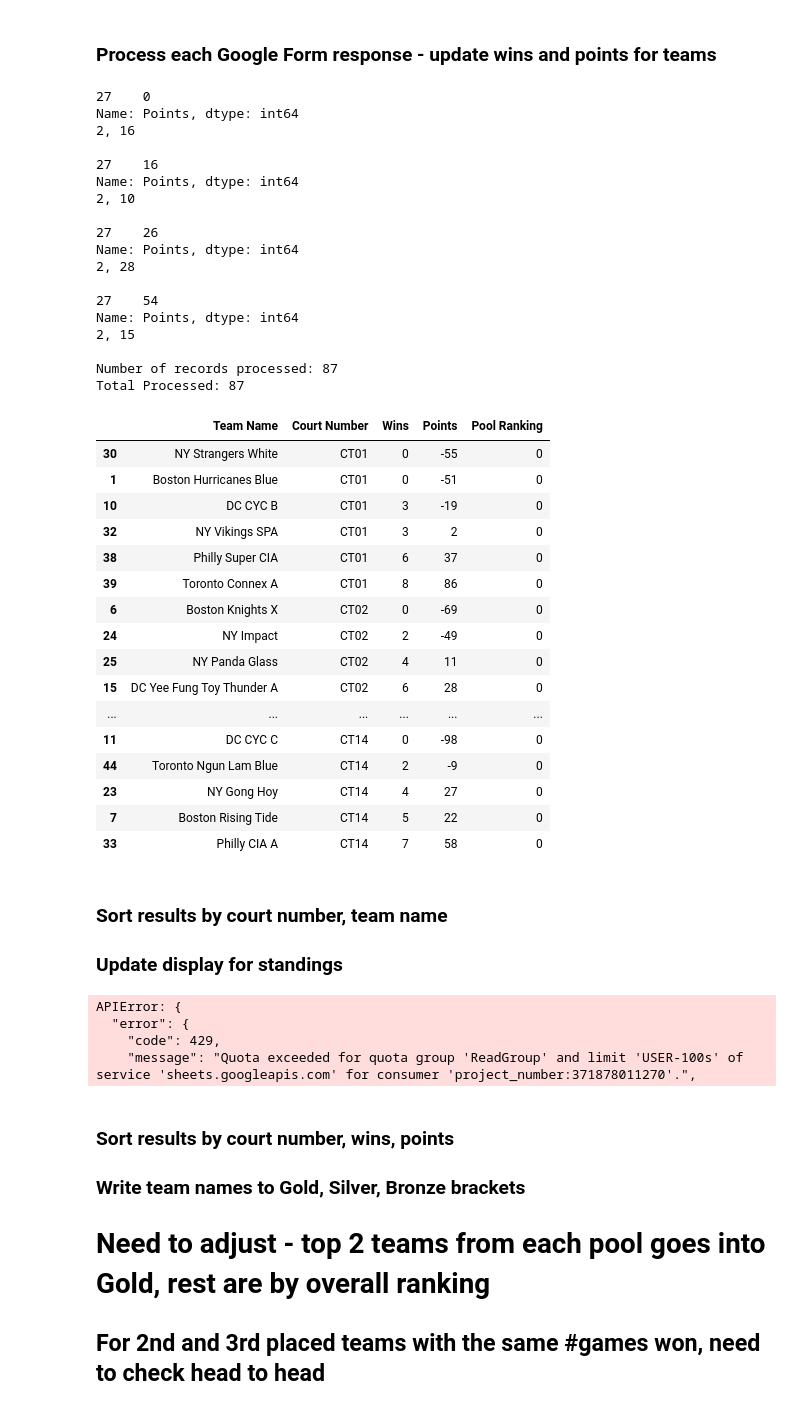
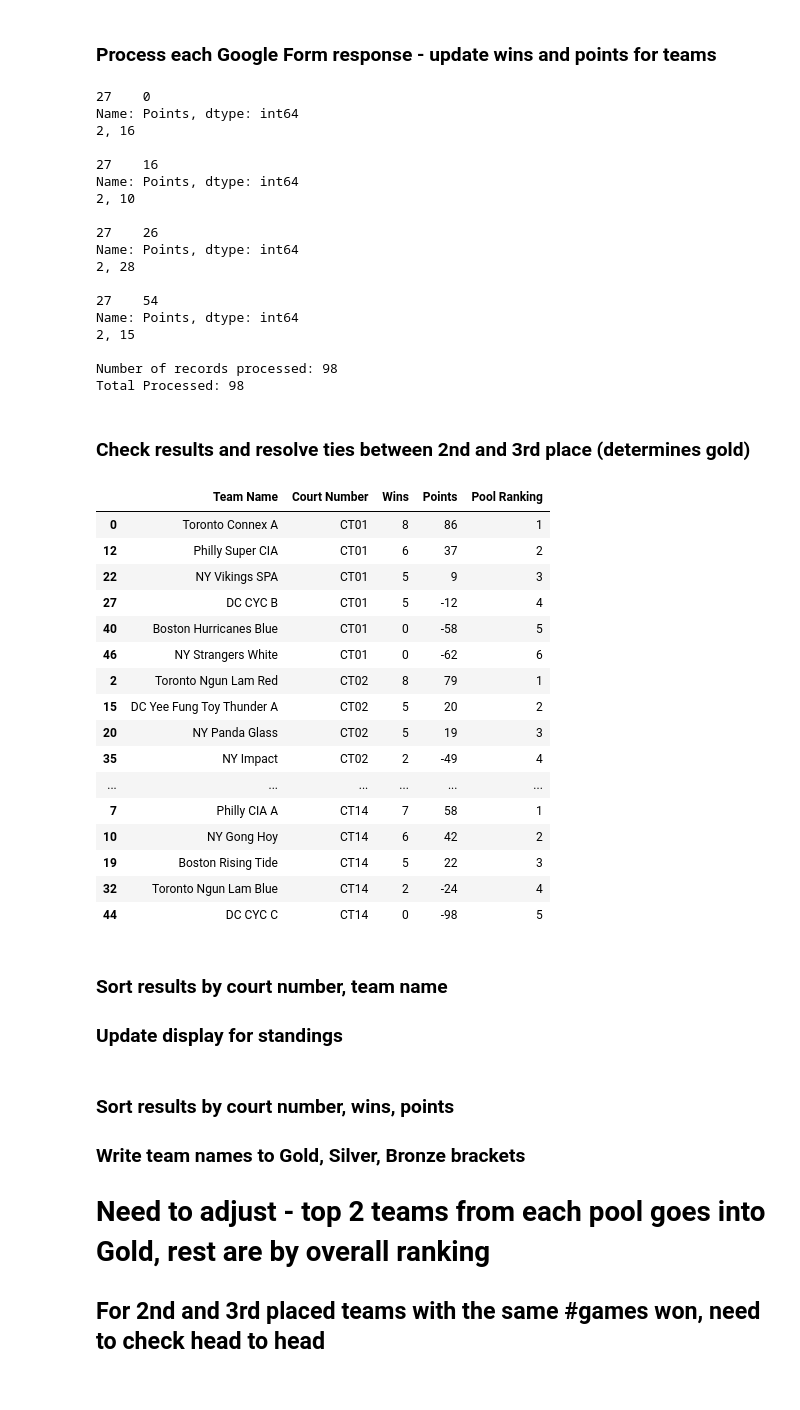
Before and after one commit to yelaura/ny-mini, a Jupyter notebook: 2019/ScoreInput_PowerPools-Day1-Mens.ipynb, the cells around one changed output. Cells and saved outputs as stored; diff of their text form; code cells hidden in the pictures.

```diff
--- a/2019/ScoreInput_PowerPools-Day1-Mens.ipynb
+++ b/2019/ScoreInput_PowerPools-Day1-Mens.ipynb
@@ -38,8 +38,8 @@ results["Wins"] = 0
 results["Points"] = 0
 results["Pool Ranking"] = 0
 
-# get court numbers from master day 1
-courts = pd.DataFrame(read_gdoc_range(output_ws[0], master_sheet, 3, 2, 9, 10))
+# get court numbers from master day 1 - gold
+courts = pd.DataFrame(read_gdoc_range(output_ws[0], master_sheet, 3, 2, 9, 5))
 
 # iterate each row
 for i in range(1,courts.shape[0]):
@@ -116,10 +116,6 @@ for index,row in responses_trimmed.iterrows():
     results.at[team_2_row.index, "Wins"] = team_2_row["Wins"] + win2
     results.at[team_2_row.index, "Points"] = team_2_row["Points"] + points2
 
-    if (team_1_name == "NY Strangers Black"):
-        print (str(team_1_row["Points"]))
-        print (str(win1) + ", " + str(points1) + "\n")
-
 # add to results: wins and points
 
     processed = processed + 1
@@ -144,29 +140,40 @@ Name: Points, dtype: int64
 Name: Points, dtype: int64
 2, 15
 
-Number of records processed: 87
-Total Processed: 87
+Number of records processed: 98
+Total Processed: 98
-# %%
-#results.sort_values(by=["Wins", "Points"], ascending=[0,0])
-results.sort_values(by=["Court Number", "Wins", "Points"])
-# %% [output]
-|  | Team Name | Court Number | Wins | Points | Pool Ranking |
-| 30 | NY Strangers White | CT01 | 0 | -55 | 0 |
-| 1 | Boston Hurricanes Blue | CT01 | 0 | -51 | 0 |
-| 10 | DC CYC B | CT01 | 3 | -19 | 0 |
-| 32 | NY Vikings SPA | CT01 | 3 | 2 | 0 |
-| 38 | Philly Super CIA | CT01 | 6 | 37 | 0 |
-| 39 | Toronto Connex A | CT01 | 8 | 86 | 0 |
-| 6 | Boston Knights X | CT02 | 0 | -69 | 0 |
-| 24 | NY Impact | CT02 | 2 | -49 | 0 |
-| 25 | NY Panda Glass | CT02 | 4 | 11 | 0 |
-| 15 | DC Yee Fung Toy Thunder A | CT02 | 6 | 28 | 0 |
-| ... | ... | ... | ... | ... | ... |
-| 11 | DC CYC C | CT14 | 0 | -98 | 0 |
-| 44 | Toronto Ngun Lam Blue | CT14 | 2 | -9 | 0 |
-| 23 | NY Gong Hoy | CT14 | 4 | 27 | 0 |
-| 7 | Boston Rising Tide | CT14 | 5 | 22 | 0 |
-| 33 | Philly CIA A | CT14 | 7 | 58 | 0 |
+# %% [markdown]
+### Check results and resolve ties between 2nd and 3rd place (determines gold)
+# %%
+#results.sort_values(by=["Pool Ranking", "Wins", "Points"], ascending=[1,0,0])
+results.sort_values(by=["Court Number", "Wins", "Points"], ascending=[1,0,0])
+
+# HEAD TO HEAD
+## CT 2 - THUNDER VS PANDA GLASS - THUNDER
+## CT 3 - RONIN VS TORONTO PHOENIX - RONIN
+## CT 7 - Montreal Freemason VS DC Yee Fung Toy Thunder B - MONTREAL FM
+## CT13 - Toronto Flying Tigers VS DC MVP B - FLYING TIGERS
+
+## CT1 - Vikings SPA VS CYC B - Vikings SPA
+## CT1 - Hurricanes Blue VS Strangers White - Never played head to head so by points Hurricane Blue
+# %% [output]
+|  | Team Name | Court Number | Wins | Points | Pool Ranking |
+| 0 | Toronto Connex A | CT01 | 8 | 86 | 1 |
+| 12 | Philly Super CIA | CT01 | 6 | 37 | 2 |
+| 22 | NY Vikings SPA | CT01 | 5 | 9 | 3 |
+| 27 | DC CYC B | CT01 | 5 | -12 | 4 |
+| 40 | Boston Hurricanes Blue | CT01 | 0 | -58 | 5 |
+| 46 | NY Strangers White | CT01 | 0 | -62 | 6 |
+| 2 | Toronto Ngun Lam Red | CT02 | 8 | 79 | 1 |
+| 15 | DC Yee Fung Toy Thunder A | CT02 | 5 | 20 | 2 |
+| 20 | NY Panda Glass | CT02 | 5 | 19 | 3 |
+| 35 | NY Impact | CT02 | 2 | -49 | 4 |
+| ... | ... | ... | ... | ... | ... |
+| 7 | Philly CIA A | CT14 | 7 | 58 | 1 |
+| 10 | NY Gong Hoy | CT14 | 6 | 42 | 2 |
+| 19 | Boston Rising Tide | CT14 | 5 | 22 | 3 |
+| 32 | Toronto Ngun Lam Blue | CT14 | 2 | -24 | 4 |
+| 44 | DC CYC C | CT14 | 0 | -98 | 5 |
 # %% [markdown]
 ### Sort results by court number, team name
 
@@ -185,11 +192,6 @@ disp_results = results.sort_values(by=["Court Number", "Team Name"]).reset_index
 for i in range(0, len(disp_results)):
     write_gdoc_cell(int(disp_results.at[i, "Wins"]), output_ws[0], "ScoreDisp", 5+i, 4) ## 4 for men, 11 for women
     write_gdoc_cell(int(disp_results.at[i, "Points"]), output_ws[0], "ScoreDisp", 5+i, 5) ## 5 for men, 12 for women
-# %% [output]
-APIError: {
-  "error": {
-    "code": 429,
-    "message": "Quota exceeded for quota group 'ReadGroup' and limit 'USER-100s' of service 'sheets.googleapis.com' for consumer 'project_number:371878011270'.",
 # %% [markdown]
 ### Sort results by court number, wins, points
 
```
Also changed, not shown: parts of 4 cells of this notebook, 3 other files.
